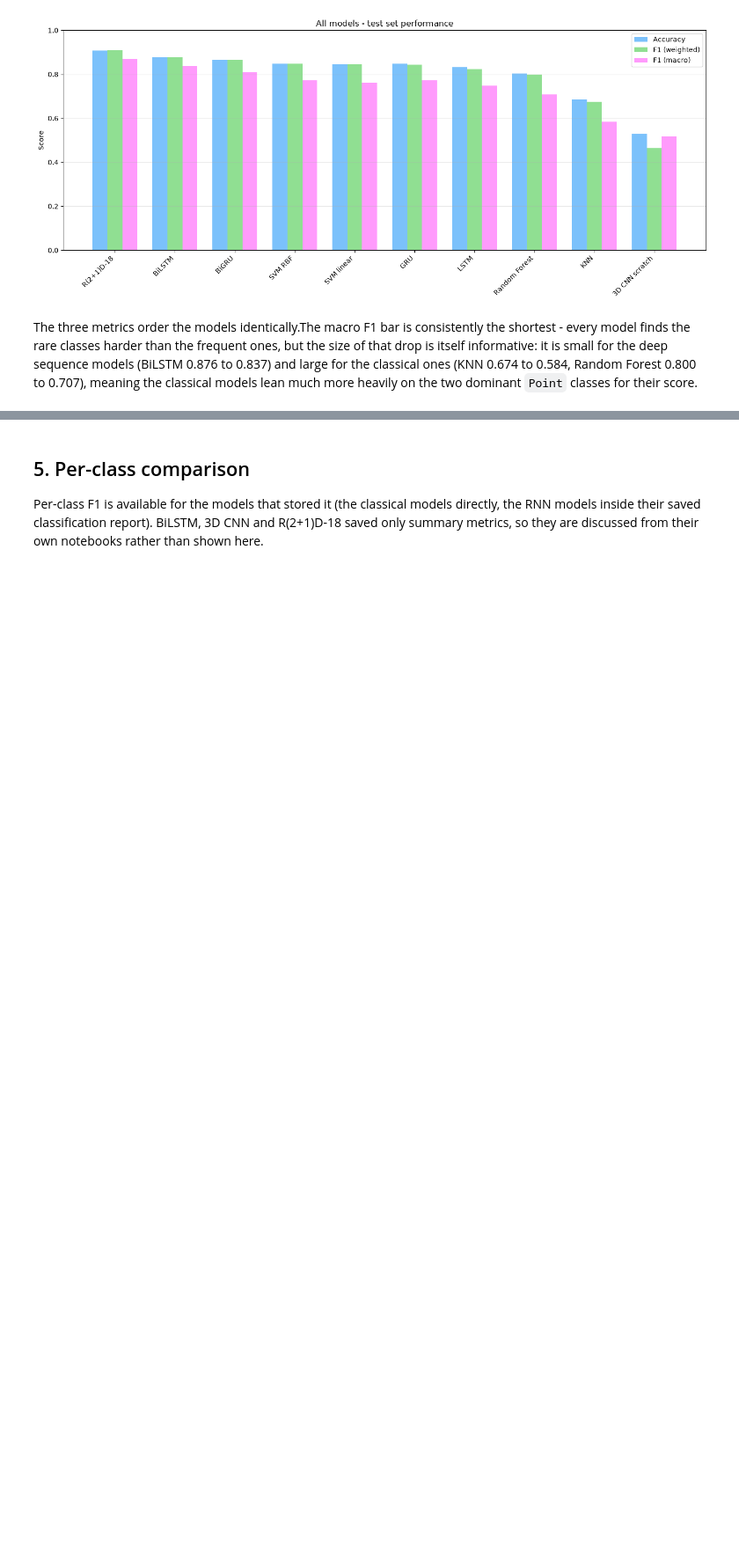
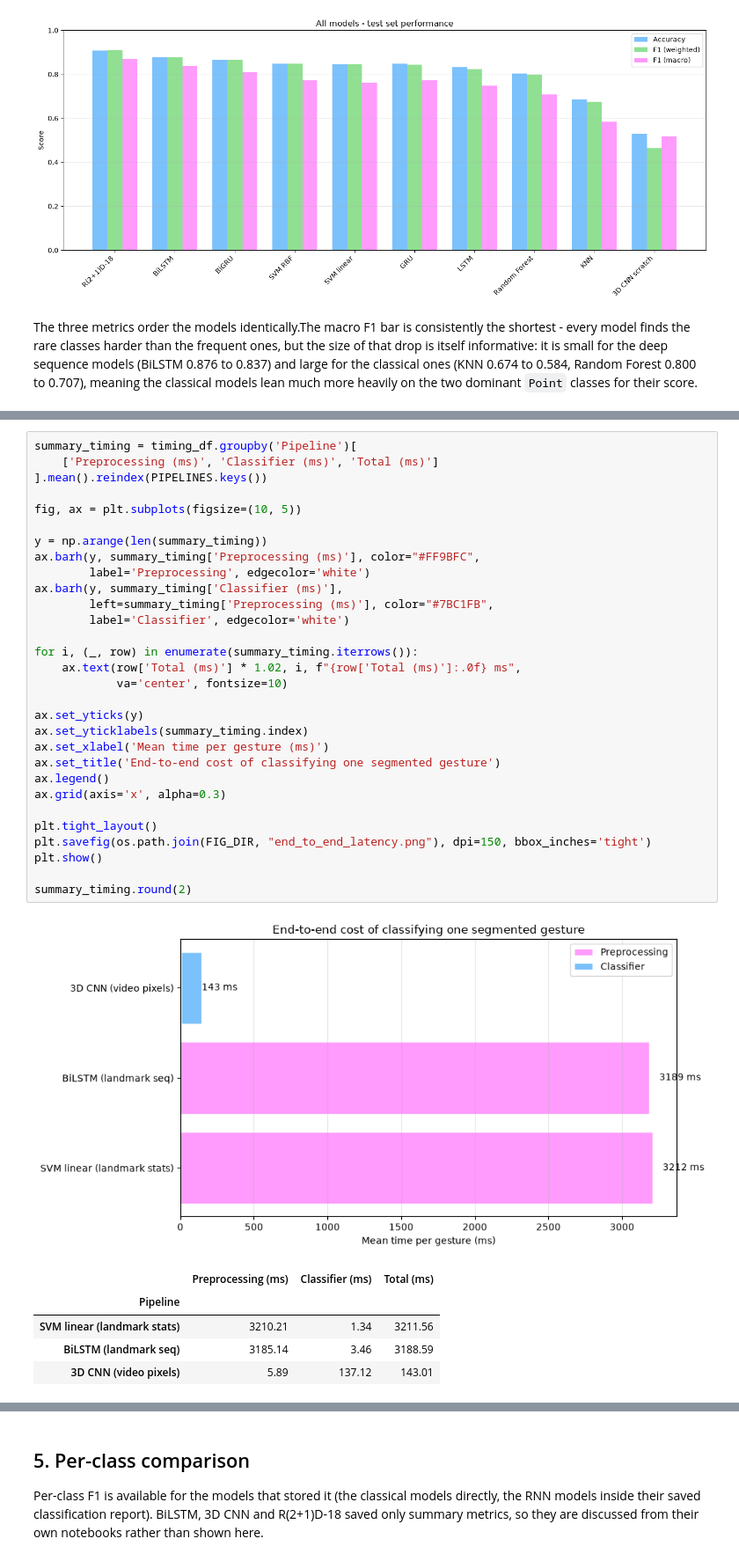
Before and after one commit to lanamatic/video-hand-gesture-recognition, a Jupyter notebook: notebooks/08_final_evaluation.ipynb, the cells around one changed output, grey strips where cells are left out. Shown at 88% size. Drawn from its saved outputs; the diff is of its cells as text; blank space fills up the shorter version.

```diff
--- a/notebooks/08_final_evaluation.ipynb
+++ b/notebooks/08_final_evaluation.ipynb
@@ -185,0 +388,37 @@ One thing about these numbers: the landmark-based timings measure classification
+# %%
+summary_timing = timing_df.groupby('Pipeline')[
+    ['Preprocessing (ms)', 'Classifier (ms)', 'Total (ms)']
+].mean().reindex(PIPELINES.keys())
+
+fig, ax = plt.subplots(figsize=(10, 5))
+
+y = np.arange(len(summary_timing))
+ax.barh(y, summary_timing['Preprocessing (ms)'], color="#FF9BFC",
+        label='Preprocessing', edgecolor='white')
+ax.barh(y, summary_timing['Classifier (ms)'],
+        left=summary_timing['Preprocessing (ms)'], color="#7BC1FB",
+        label='Classifier', edgecolor='white')
+
+for i, (_, row) in enumerate(summary_timing.iterrows()):
+    ax.text(row['Total (ms)'] * 1.02, i, f"{row['Total (ms)']:.0f} ms",
+            va='center', fontsize=10)
+
+ax.set_yticks(y)
+ax.set_yticklabels(summary_timing.index)
+ax.set_xlabel('Mean time per gesture (ms)')
+ax.set_title('End-to-end cost of classifying one segmented gesture')
+ax.legend()
+ax.grid(axis='x', alpha=0.3)
+
+plt.tight_layout()
+plt.savefig(os.path.join(FIG_DIR, "end_to_end_latency.png"), dpi=150, bbox_inches='tight')
+plt.show()
+
+summary_timing.round(2)
+# %% [output]
+[figure, added]
+|  | Preprocessing (ms) | Classifier (ms) | Total (ms) |
+| Pipeline |  |  |  |
+| SVM linear (landmark stats) | 3210.21 | 1.34 | 3211.56 |
+| BiLSTM (landmark seq) | 3185.14 | 3.46 | 3188.59 |
+| 3D CNN (video pixels) | 5.89 | 137.12 | 143.01 |
```
Also changed, not shown: parts of 15 cells of this notebook, 8 other files.
